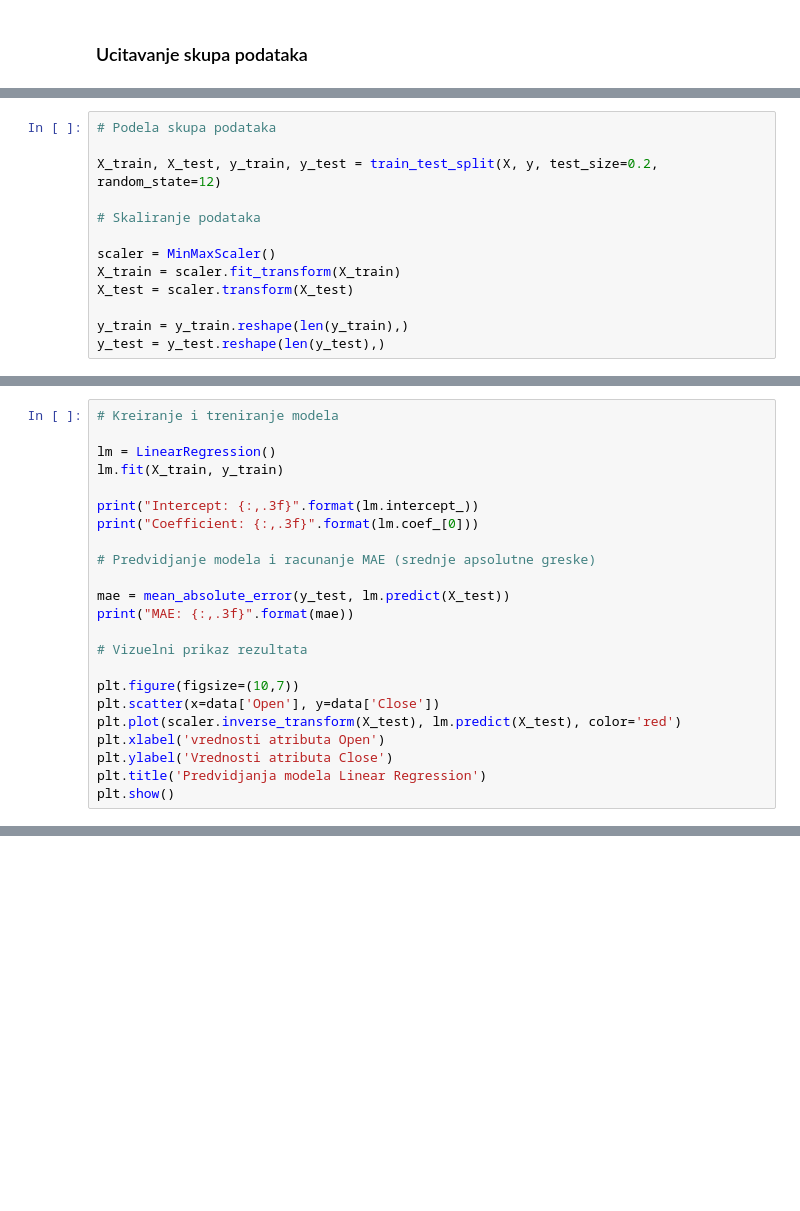
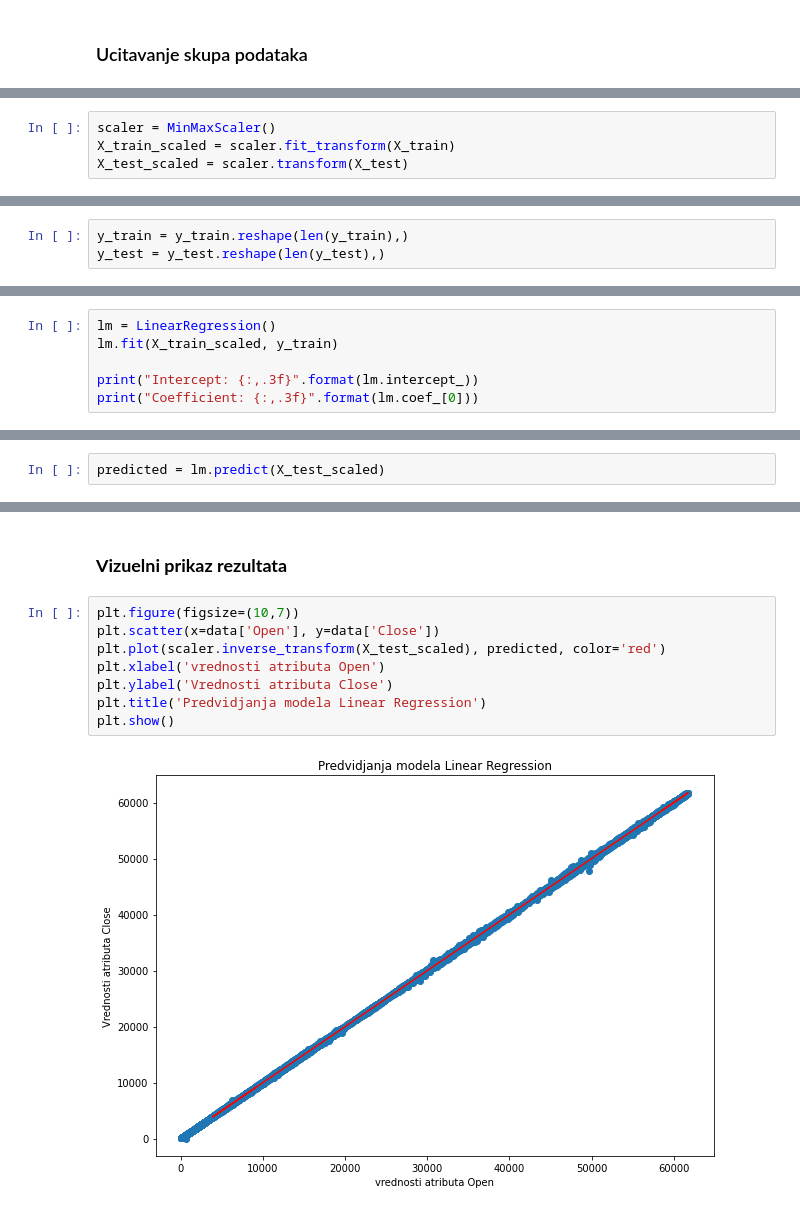
Before and after one commit to jovanape/Bitcoint-Price-Prediction, a Jupyter notebook: LinearRegression.ipynb, the cells around one changed output, grey strips where cells are left out. Saved outputs shown, nothing was run; the diff lists cells and outputs as text; blank space fills up the shorter version.

```diff
--- a/LinearRegression.ipynb
+++ b/LinearRegression.ipynb
@@ -105,0 +173,4 @@ array([[55804.36],
+# %%
+scaler = MinMaxScaler()
+X_train_scaled = scaler.fit_transform(X_train)
+X_test_scaled = scaler.transform(X_test)
@@ -106,13 +194,3 @@ array([[55804.36],
 # %%
-# Podela skupa podataka
-
-X_train, X_test, y_train, y_test = train_test_split(X, y, test_size=0.2, random_state=12)
-
-# Skaliranje podataka
-
-scaler = MinMaxScaler()
-X_train = scaler.fit_transform(X_train)
-X_test = scaler.transform(X_test)
-
 y_train = y_train.reshape(len(y_train),)
 y_test = y_test.reshape(len(y_test),)
@@ -119,24 +199,7 @@ y_test = y_test.reshape(len(y_test),)
 # %%
-# Kreiranje i treniranje modela
-
 lm = LinearRegression()
-lm.fit(X_train, y_train)
+lm.fit(X_train_scaled, y_train)
 
 print("Intercept: {:,.3f}".format(lm.intercept_))
 print("Coefficient: {:,.3f}".format(lm.coef_[0]))
-
-# Predvidjanje modela i racunanje MAE (srednje apsolutne greske)
-
-mae = mean_absolute_error(y_test, lm.predict(X_test))
-print("MAE: {:,.3f}".format(mae))
-
-# Vizuelni prikaz rezultata
-
-plt.figure(figsize=(10,7))
-plt.scatter(x=data['Open'], y=data['Close'])
-plt.plot(scaler.inverse_transform(X_test), lm.predict(X_test), color='red')
-plt.xlabel('vrednosti atributa Open')
-plt.ylabel('Vrednosti atributa Close')
-plt.title('Predvidjanja modela Linear Regression')
-plt.show()
 # %% [output]
@@ -146,0 +210,2 @@ MAE: 33.077
+# %%
+predicted = lm.predict(X_test_scaled)
@@ -146,0 +235,12 @@ MAE: 33.077
+# %% [markdown]
+### **Vizuelni prikaz rezultata**
+# %%
+plt.figure(figsize=(10,7))
+plt.scatter(x=data['Open'], y=data['Close'])
+plt.plot(scaler.inverse_transform(X_test_scaled), predicted, color='red')
+plt.xlabel('vrednosti atributa Open')
+plt.ylabel('Vrednosti atributa Close')
+plt.title('Predvidjanja modela Linear Regression')
+plt.show()
+# %% [output]
+[figure, added]
```
Also changed, not shown: parts of 29 cells of this notebook.
